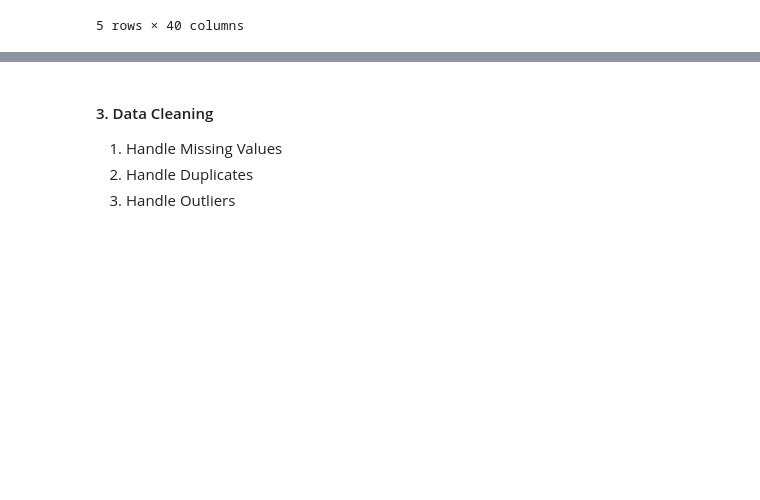
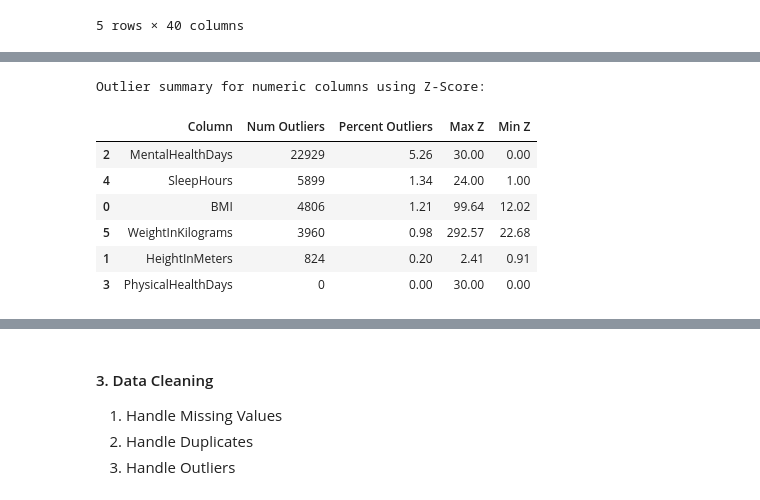
Before and after one commit to makarandkeer/BerkeleyAssignments, a Jupyter notebook: capstone/heart_disease_indicators.ipynb, the cells around one changed output, grey strips where cells are left out. Saved outputs shown, nothing was run; the diff lists cells and outputs as text; code cells hidden in the pictures; blank space fills up the shorter version.

```diff
--- a/capstone/heart_disease_indicators.ipynb
+++ b/capstone/heart_disease_indicators.ipynb
@@ -315,0 +326,33 @@ Outlier summary for numeric columns:
+# %%
+from scipy.stats import zscore
+
+# Calculate Z-scores for numeric columns
+z_scores = df[numeric_columns].dropna().apply(zscore)
+
+# print(z_scores)
+
+# Set a threshold for Z-score to identify outliers (commonly 3 or -3)
+z_threshold = 3
+
+z_outlier_summary = pd.DataFrame(columns=["Column", "Num Outliers", "Percent Outliers", "Max Z", "Min Z"])
+
+for col in numeric_columns:
+    # Find outliers based on Z-score
+    outliers = z_scores[(z_scores[col].abs() > z_threshold)][col]
+    num_outliers = outliers.count()
+    percent_outliers = (num_outliers / df[col].count()) * 100 if df[col].count() > 0 else 0
+    max_z = df[col].max()
+    min_z = df[col].min()
+    z_outlier_summary.loc[len(z_outlier_summary)] = [col, num_outliers, round(percent_outliers, 2), round(max_z, 2), round(min_z, 2)]
+
+print("Outlier summary for numeric columns using Z-Score:")
+display(z_outlier_summary.sort_values(by="Percent Outliers", ascending=False))
+# %% [output]
+Outlier summary for numeric columns using Z-Score:
+|  | Column | Num Outliers | Percent Outliers | Max Z | Min Z |
+| 2 | MentalHealthDays | 22929 | 5.26 | 30.00 | 0.00 |
+| 4 | SleepHours | 5899 | 1.34 | 24.00 | 1.00 |
+| 0 | BMI | 4806 | 1.21 | 99.64 | 12.02 |
+| 5 | WeightInKilograms | 3960 | 0.98 | 292.57 | 22.68 |
+| 1 | HeightInMeters | 824 | 0.20 | 2.41 | 0.91 |
+| 3 | PhysicalHealthDays | 0 | 0.00 | 30.00 | 0.00 |
```
Also changed, not shown: parts of 13 cells of this notebook.
